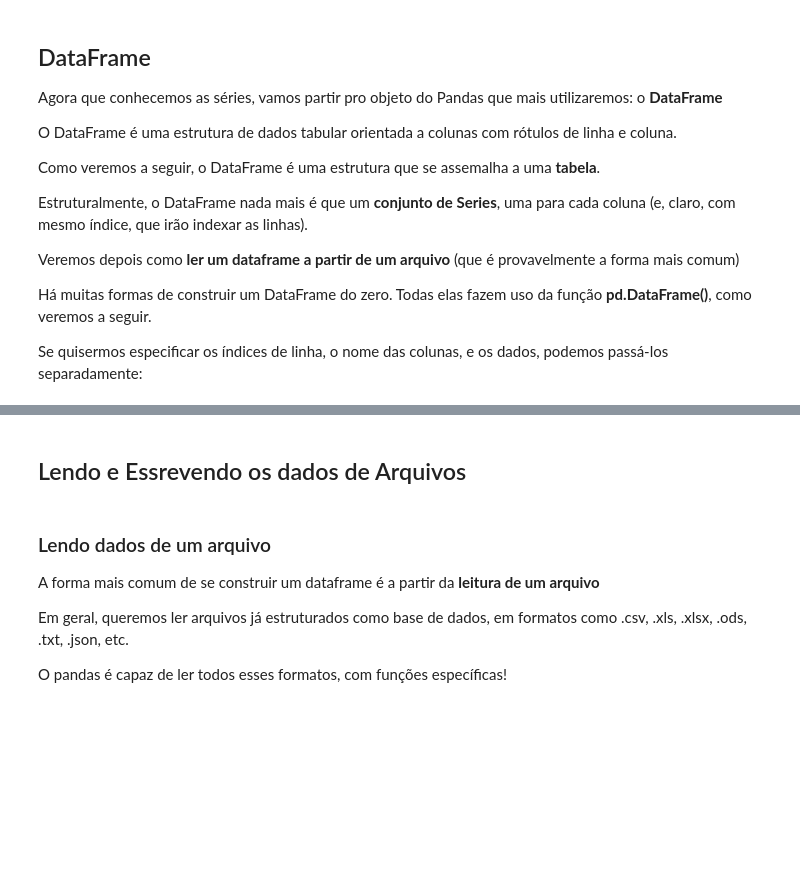
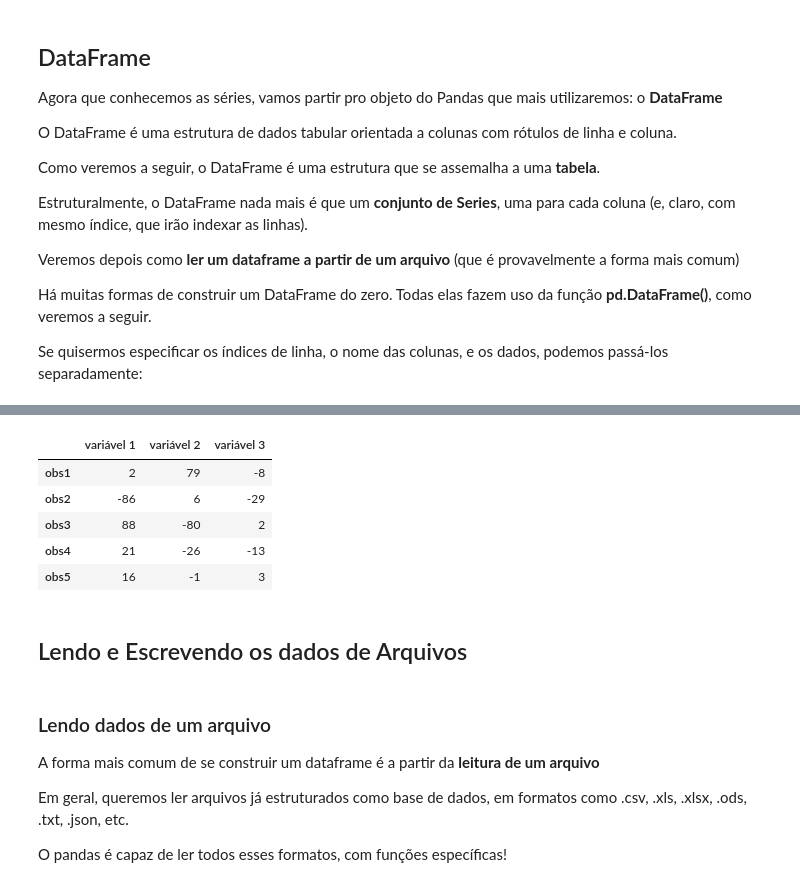
Before and after one commit to robertosgpontes/tec_prog_1, a Jupyter notebook: Pandas.ipynb, the cells around one changed output, grey strips where cells are left out. Saved outputs shown, nothing was run; the diff lists cells and outputs as text; code cells hidden in the pictures; blank space fills up the shorter version.

```diff
--- a/Pandas.ipynb
+++ b/Pandas.ipynb
@@ -85,5 +347,18 @@ Se quisermos especificar os índices de linha, o nome das colunas, e os dados, p
+# %%
+df_nome_linhas = pd.DataFrame(m,
+                              index = ["obs1", "obs2", "obs3", "obs4", "obs5"],
+                              columns = ["variável 1", 'variável 2', "variável 3"])
+
+df_nome_linhas
+# %% [output]
+|  | variável 1 | variável 2 | variável 3 |
+| obs1 | 2 | 79 | -8 |
+| obs2 | -86 | 6 | -29 |
+| obs3 | 88 | -80 | 2 |
+| obs4 | 21 | -26 | -13 |
+| obs5 | 16 | -1 | 3 |
 # %% [markdown]
-## Lendo e Essrevendo os dados de Arquivos
+## Lendo e Escrevendo os dados de Arquivos
 # %% [markdown]
 ### Lendo dados de um arquivo
 
```
Also changed, not shown: parts of 22 cells of this notebook.
